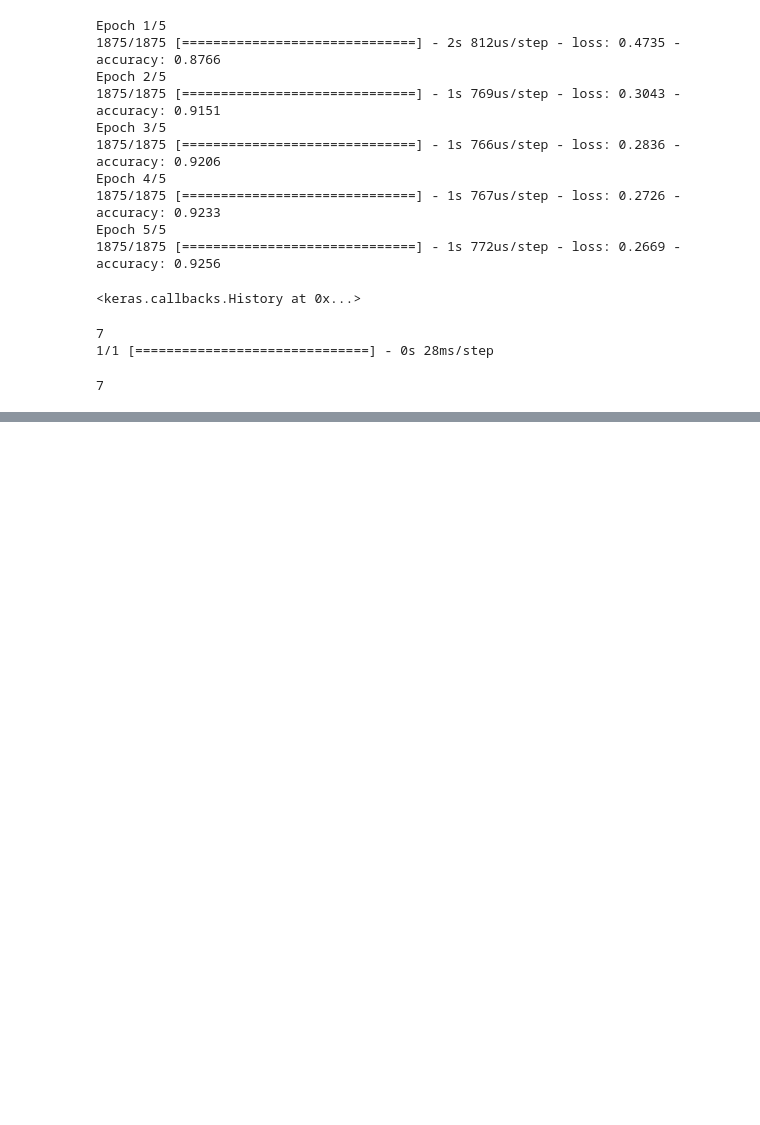
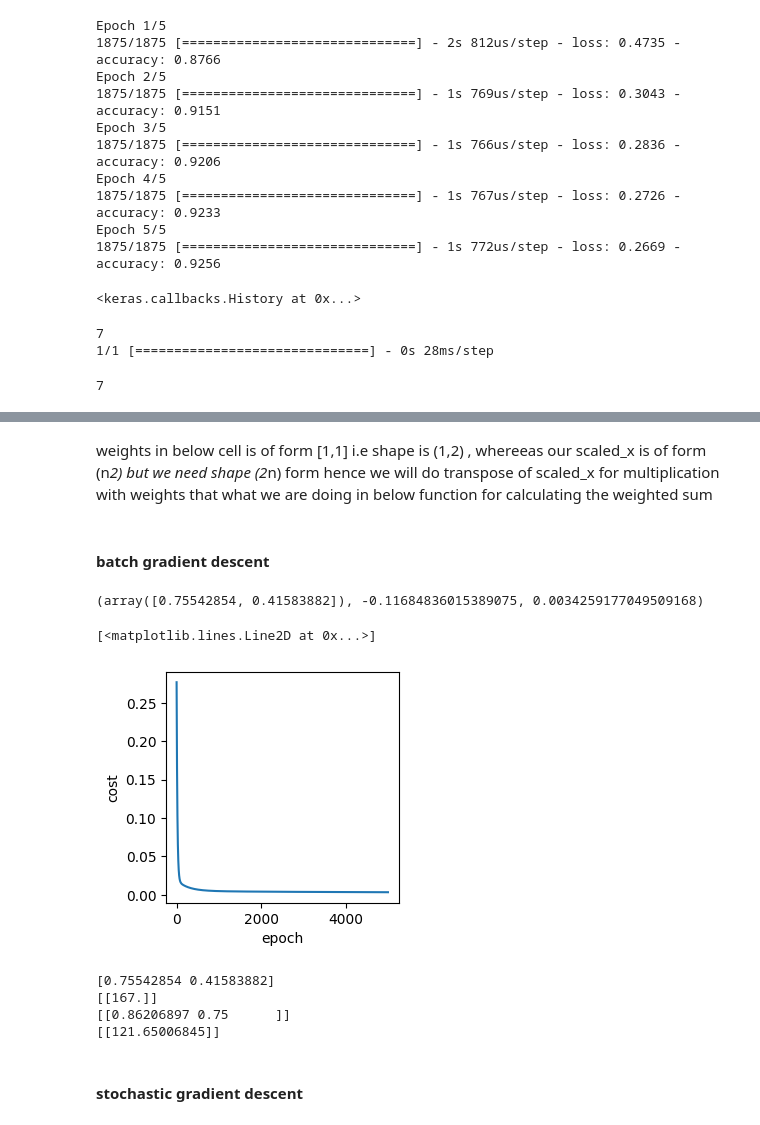
Before and after one commit to Ravindrayadavrk1006/dnn_core, a Jupyter notebook: deep_neural_network_codebasics_note.ipynb, the cells around one changed output, grey strips where cells are left out. Cells and saved outputs as stored; diff of their text form; code cells hidden in the pictures; blank space fills up the shorter version.

Commit message:
gradient descent and type of gradient descent

```diff
--- a/deep_neural_network_codebasics_note.ipynb
+++ b/deep_neural_network_codebasics_note.ipynb
@@ -254,0 +856,7 @@ np.argmax(flattend_layer_embedded_model.predict(image_input))
+# %%
+#let's do scaling for the data
+#let's use sklearn for scaling
+from sklearn import preprocessing
+sx = preprocessing.MinMaxScaler()
+scaled_x = sx.fit_transform(df.drop('price', axis = 'columns'))
+scaled_x
@@ -254,0 +948,63 @@ np.argmax(flattend_layer_embedded_model.predict(image_input))
+# %% [markdown]
+weights in below cell is of form [1,1] i.e shape is (1,2) , whereeas our scaled_x is of form (n*2) but we need shape (2*n) form hence we will do transpose of scaled_x for multiplication with  weights that what we are doing in below function for calculating the weighted sum
+# %% [markdown]
+#### batch gradient descent
+# %%
+def batch_gradient_descent(x, y_true, epochs, learning_rate = 0.01):
+    number_of_features = x.shape[1]
+    #initialzing that no of weights with value all having 1
+    w = np.ones(shape=(number_of_features))
+
+    bias = 0
+    #no of samples
+    n = x.shape[0]
+    cost_list = []
+    epoch_list = []
+    for i in range(epochs):
+        #for transpose we can also do x.T      .T does the transpose of the matrix
+        y_predicted =  np.dot(w, x.T) + bias#w1*x1 + w2*x2 +.... + b
+        # y_predicted = sigmoid_numpy(weighted_sum)
+        #loss or cost function here we are using mean squared error
+        cost =  np.mean(np.square(y_true-y_predicted))
+        #calculating the gradient
+        w_gradient =  -(2/n)*(x.T.dot(y_true- y_predicted))
+        b_gradient = -(2/n) * (np.sum(y_true- y_predicted))
+        w = w - learning_rate* w_gradient
+        bias = bias - learning_rate* b_gradient
+        #here we are storing some values because we want to plote the graph
+        if(i %10 == 0):
+            cost_list.append(cost)
+            epoch_list.append(i)
+    return w, bias, cost, cost_list, epoch_list
+
+w, b, cost, cost_list, epoch_list = batch_gradient_descent(scaled_x, scaled_y.reshape(scaled_y.shape[0],),5000)
+w, b, cost
+# %% [output]
+(array([0.75542854, 0.41583882]), -0.11684836015389075, 0.0034259177049509168)
+# %%
+#plotting the graph
+plt.figure(1, figsize=(3,3))
+plt.xlabel("epoch")
+plt.ylabel("cost")
+plt.plot(epoch_list, cost_list)
+# %% [output]
+[<matplotlib.lines.Line2D at 0x...>]
+[figure, added]
+# %%
+print(w)
+print(sy.inverse_transform([[1]]))
+def predict(area, bedroom, w,b):
+    scaled_x = sx.transform([[area, bedroom]])
+    print(scaled_x)
+    scaled_price = scaled_x[0][0]*w[0] + w[1]* scaled_x[0][1] * w[1] + b
+    #when we give a scaled price it return the non-scaled price, it is opposite of transform i.e which scale to smaller value
+    print(sy.inverse_transform([[scaled_price]]))
+
+predict(3300, 4 , w,b)
+# %% [output]
+[0.75542854 0.41583882]
+[[167.]]
+[[0.86206897 0.75      ]]
+[[121.65006845]]
+# %% [markdown]
+#### stochastic gradient descent
```
Also changed, not shown: parts of 87 cells of this notebook, 2 other files.
